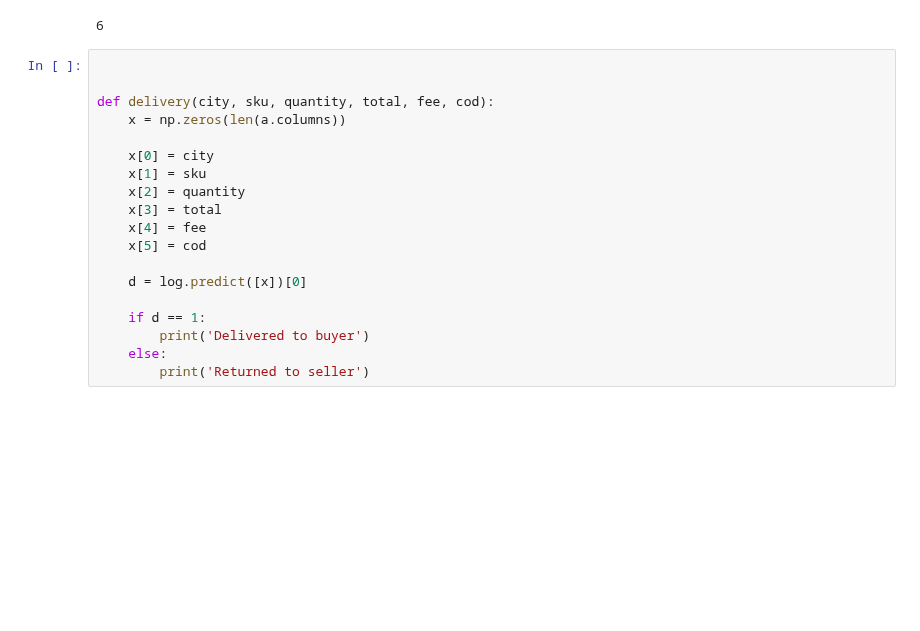
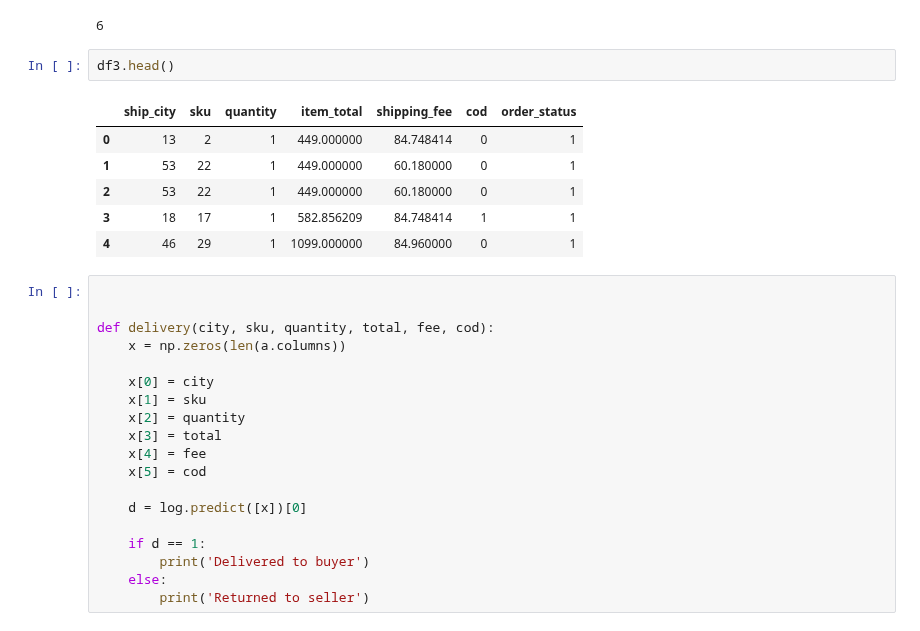
Before and after one commit to J-Kimani/DS, a Jupyter notebook: Projects/Amazon Seller-Order Status Prediction/amazon.ipynb, the cells around one changed output. Saved outputs shown, nothing was run; the diff lists cells and outputs as text; blank space fills up the shorter version.

```diff
--- a/Projects/Amazon Seller-Order Status Prediction/amazon.ipynb
+++ b/Projects/Amazon Seller-Order Status Prediction/amazon.ipynb
@@ -815,6 +815,15 @@ array([ 2, 22, 17, 29, 27, 44, 41,  3, 33, 14, 23, 53, 37, 35, 18,  4,  0,
 len(a.columns)
 # %% [output]
 6
+# %%
+df3.head()
+# %% [output]
+|  | ship_city | sku | quantity | item_total | shipping_fee | cod | order_status |
+| 0 | 13 | 2 | 1 | 449.000000 | 84.748414 | 0 | 1 |
+| 1 | 53 | 22 | 1 | 449.000000 | 60.180000 | 0 | 1 |
+| 2 | 53 | 22 | 1 | 449.000000 | 60.180000 | 0 | 1 |
+| 3 | 18 | 17 | 1 | 582.856209 | 84.748414 | 1 | 1 |
+| 4 | 46 | 29 | 1 | 1099.000000 | 84.960000 | 0 | 1 |
 # %%
 
 
```
Also changed, not shown: parts of 9 cells of this notebook, 6 other files.
